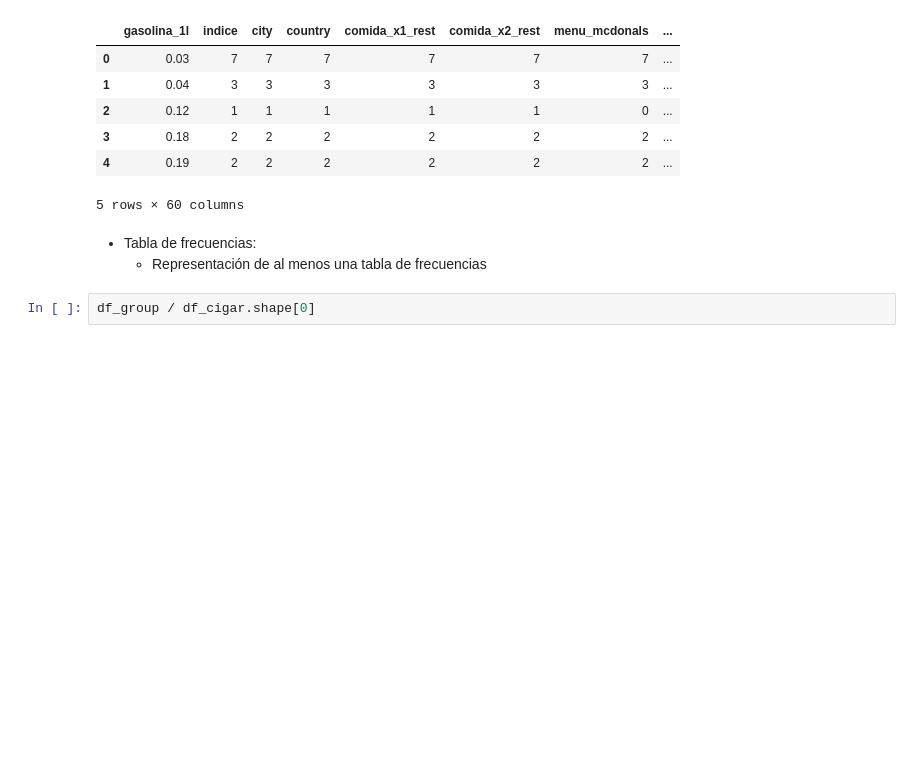
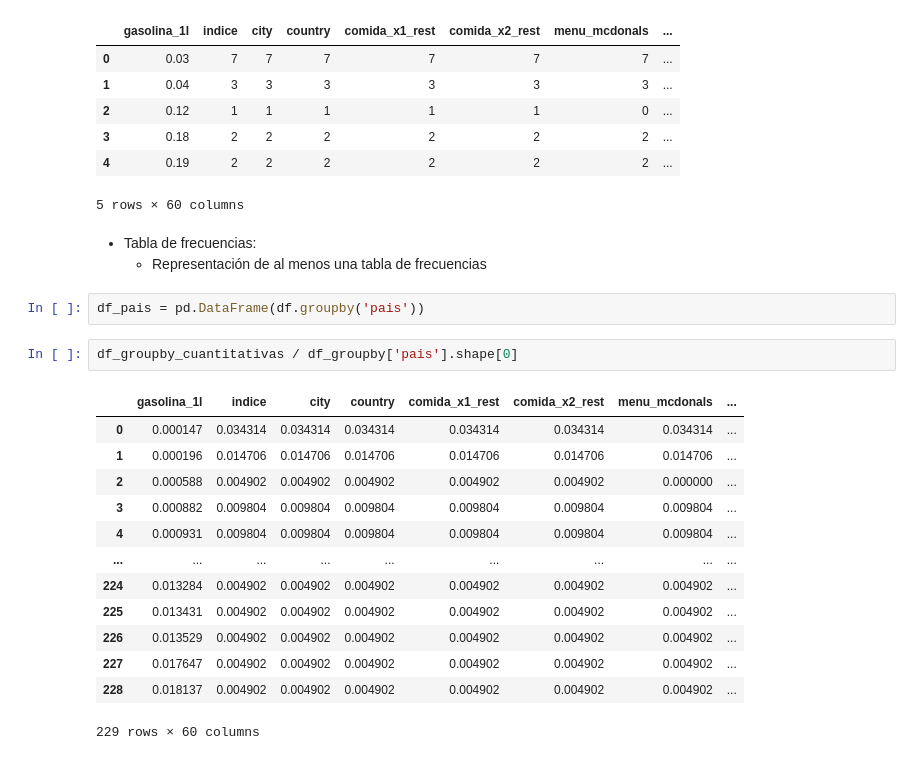
Before and after one commit to natigl/DA-bootcamp-estadistica-pandas-numpy-viz, a Jupyter notebook: estadistica/pair_programming_estadistica_2.ipynb, the cells around one changed output. Cells and saved outputs as stored; diff of their text form; blank space fills up the shorter version.

```diff
--- a/estadistica/pair_programming_estadistica_2.ipynb
+++ b/estadistica/pair_programming_estadistica_2.ipynb
@@ -189,5 +188,21 @@ df_groupby_cuantitativas.head()
 # %% [markdown]
 - Tabla de frecuencias:
     - Representación de al menos una tabla de frecuencias
-# %%
-df_group / df_cigar.shape[0]
+# %%
+df_pais = pd.DataFrame(df.groupby('pais'))
+# %%
+df_groupby_cuantitativas / df_groupby['pais'].shape[0]
+# %% [output]
+|  | gasolina_1l | indice | city | country | comida_x1_rest | comida_x2_rest | menu_mcdonals | ... |
+| 0 | 0.000147 | 0.034314 | 0.034314 | 0.034314 | 0.034314 | 0.034314 | 0.034314 | ... |
+| 1 | 0.000196 | 0.014706 | 0.014706 | 0.014706 | 0.014706 | 0.014706 | 0.014706 | ... |
+| 2 | 0.000588 | 0.004902 | 0.004902 | 0.004902 | 0.004902 | 0.004902 | 0.000000 | ... |
+| 3 | 0.000882 | 0.009804 | 0.009804 | 0.009804 | 0.009804 | 0.009804 | 0.009804 | ... |
+| 4 | 0.000931 | 0.009804 | 0.009804 | 0.009804 | 0.009804 | 0.009804 | 0.009804 | ... |
+| ... | ... | ... | ... | ... | ... | ... | ... | ... |
+| 224 | 0.013284 | 0.004902 | 0.004902 | 0.004902 | 0.004902 | 0.004902 | 0.004902 | ... |
+| 225 | 0.013431 | 0.004902 | 0.004902 | 0.004902 | 0.004902 | 0.004902 | 0.004902 | ... |
+| 226 | 0.013529 | 0.004902 | 0.004902 | 0.004902 | 0.004902 | 0.004902 | 0.004902 | ... |
+| 227 | 0.017647 | 0.004902 | 0.004902 | 0.004902 | 0.004902 | 0.004902 | 0.004902 | ... |
+| 228 | 0.018137 | 0.004902 | 0.004902 | 0.004902 | 0.004902 | 0.004902 | 0.004902 | ... |
+229 rows × 60 columns
```
Also changed, not shown: parts of 14 cells of this notebook.
